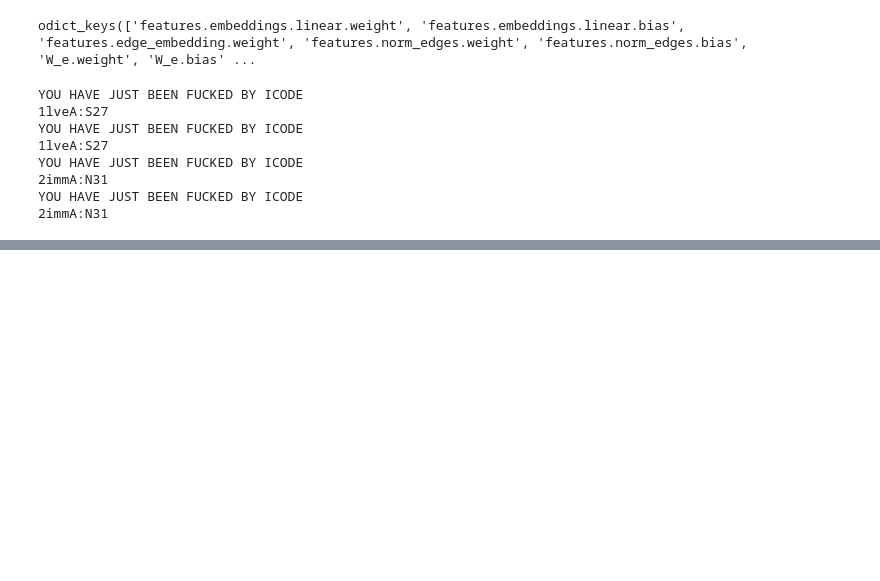
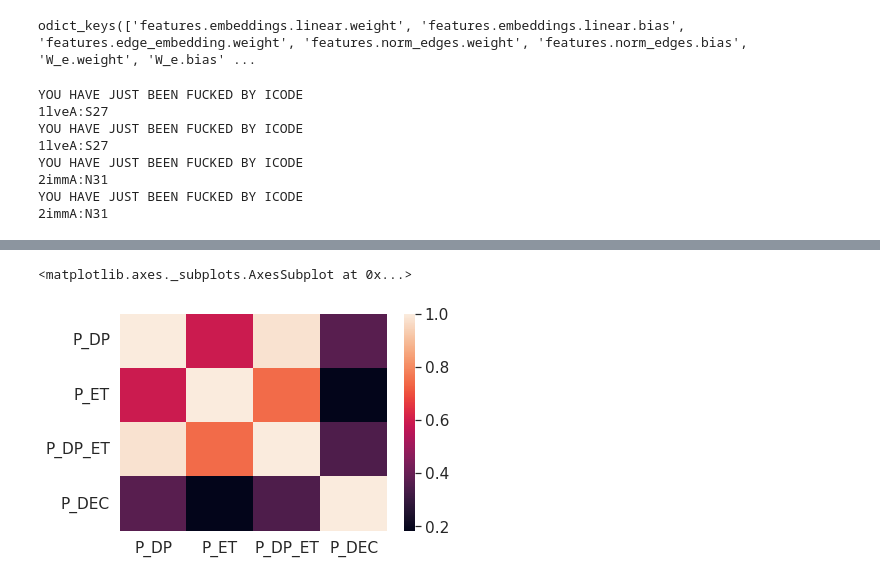
Before and after one commit to SajidAhmeduiu/ProteinMPNN, a Jupyter notebook: Sajid_Additions/ProteinMPNNTesting.ipynb, the cells around one changed output, grey strips where cells are left out. Cells and saved outputs as stored; diff of their text form; code cells hidden in the pictures; blank space fills up the shorter version.

```diff
--- a/Sajid_Additions/ProteinMPNNTesting.ipynb
+++ b/Sajid_Additions/ProteinMPNNTesting.ipynb
@@ -215,0 +515,24 @@ R,R
+# %%
+pssm_predictions = []
+for prot,muts in two_level_dict.items():
+    if prot not in proteins_to_skip:
+        try:
+            cur_map_dict = mapping_dict[prot]
+        except:
+            continue
+        for mut in muts:
+            # only fetching those mutations that have corresponding log-probabilities calculated and saved as values of "log_prob" key
+            if "log_prob" in mut:
+                pssm_predictions.append((mut["wild_pssm"]-mut["alternate_pssm"]))
+# %%
+wild_energies = np.array(wild_energies)
+mut_energies = np.array(mut_energies)
+min_energies = np.array(min_energies)
+experimental_energies = np.array(experimental_energies)
+mut_wild_predictions = mut_energies - wild_energies
+mut_min_predictions = mut_energies - min_energies
+entropy_predictions = np.array(entropy_conservations)
+pssm_predictions = np.array(pssm_predictions)
+print(pearsonr(experimental_energies,mut_wild_predictions))
+print(pearsonr(experimental_energies,entropy_predictions))
+print(pearsonr(experimental_energies,pssm_predictions))
@@ -215,0 +560,24 @@ R,R
+# %%
+import pandas as pd
+import seaborn as sns
+
+mut_wild_predictions = np.array(mut_energies - wild_energies)
+entropy_predictions = np.array(entropy_conservations)
+first_second_combined = 0.5*mut_wild_predictions + 0.5*entropy_predictions
+pssm_predictions = np.array(pssm_predictions)
+
+df_Ssym = pd.DataFrame(
+    {'P_DP': mut_wild_predictions,
+     'P_ET': entropy_predictions,
+     'P_DP_ET':first_second_combined,
+     'P_DEC': pssm_predictions
+    })
+corr = df_Ssym.corr()
+
+sns.set(font_scale=1.4)
+sns.heatmap(corr,
+        xticklabels=corr.columns,
+        yticklabels=corr.columns)
+# %% [output]
+<matplotlib.axes._subplots.AxesSubplot at 0x...>
+[figure, added]
```
Also changed, not shown: parts of 22 cells of this notebook.
